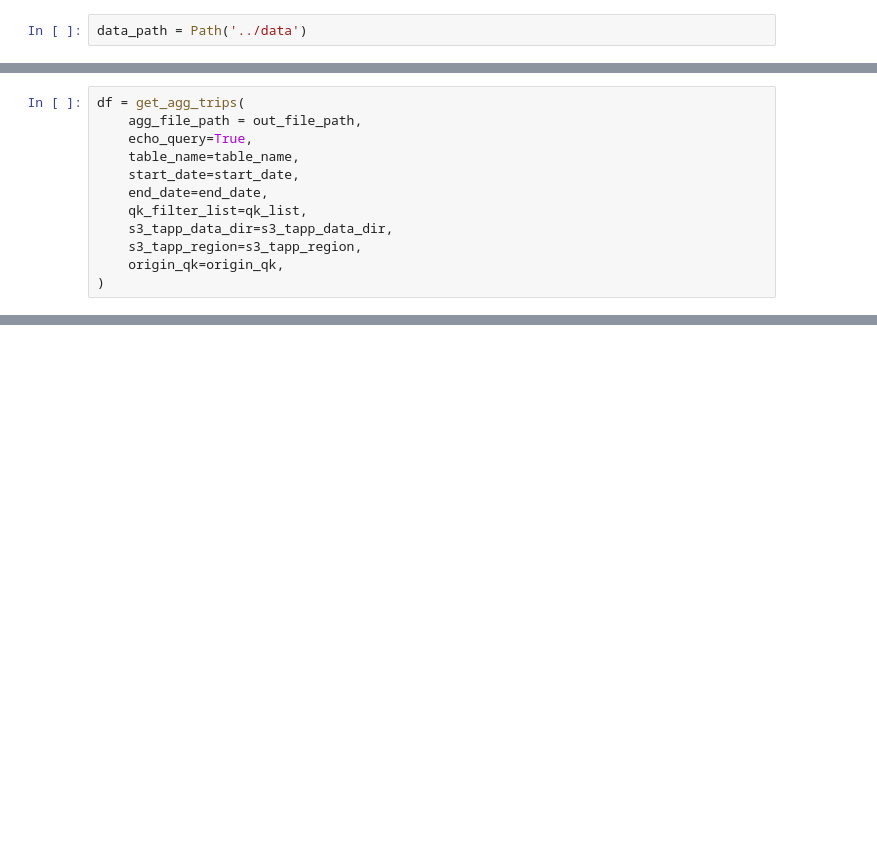
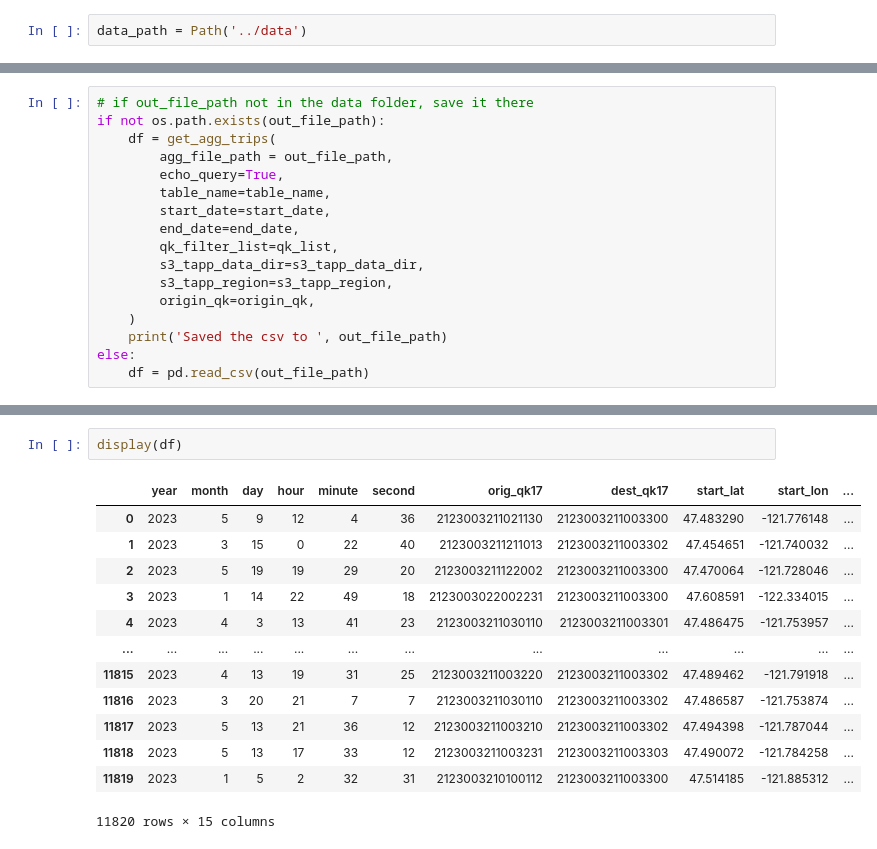
Before and after one commit to INRIX-Logan-Garwood/Parking-Location-vs-Occupancy, a Jupyter notebook: notebooks/data_extraction.ipynb, the cells around one changed output, grey strips where cells are left out. Cells and saved outputs as stored; diff of their text form; blank space fills up the shorter version.

Commit message:
data retrieval

```diff
--- a/notebooks/data_extraction.ipynb
+++ b/notebooks/data_extraction.ipynb
@@ -35,12 +48,17 @@ s3_tapp_region = 'NA'
 # %%
-df = get_agg_trips(
-    agg_file_path = out_file_path,
-    echo_query=True,
-    table_name=table_name,
-    start_date=start_date,
-    end_date=end_date,
-    qk_filter_list=qk_list,
-    s3_tapp_data_dir=s3_tapp_data_dir,
-    s3_tapp_region=s3_tapp_region,
-    origin_qk=origin_qk,
-)
+# if out_file_path not in the data folder, save it there
+if not os.path.exists(out_file_path):
+    df = get_agg_trips(
+        agg_file_path = out_file_path,
+        echo_query=True,
+        table_name=table_name,
+        start_date=start_date,
+        end_date=end_date,
+        qk_filter_list=qk_list,
+        s3_tapp_data_dir=s3_tapp_data_dir,
+        s3_tapp_region=s3_tapp_region,
+        origin_qk=origin_qk,
+    )
+    print('Saved the csv to ', out_file_path)
+else:
+    df = pd.read_csv(out_file_path)
@@ -75,0 +65,16 @@ df.head()
+# %%
+display(df)
+# %% [output]
+|  | year | month | day | hour | minute | second | orig_qk17 | dest_qk17 | start_lat | start_lon | ... |
+| 0 | 2023 | 5 | 9 | 12 | 4 | 36 | 2123003211021130 | 2123003211003300 | 47.483290 | -121.776148 | ... |
+| 1 | 2023 | 3 | 15 | 0 | 22 | 40 | 2123003211211013 | 2123003211003302 | 47.454651 | -121.740032 | ... |
+| 2 | 2023 | 5 | 19 | 19 | 29 | 20 | 2123003211122002 | 2123003211003300 | 47.470064 | -121.728046 | ... |
+| 3 | 2023 | 1 | 14 | 22 | 49 | 18 | 2123003022002231 | 2123003211003300 | 47.608591 | -122.334015 | ... |
+| 4 | 2023 | 4 | 3 | 13 | 41 | 23 | 2123003211030110 | 2123003211003301 | 47.486475 | -121.753957 | ... |
+| ... | ... | ... | ... | ... | ... | ... | ... | ... | ... | ... | ... |
+| 11815 | 2023 | 4 | 13 | 19 | 31 | 25 | 2123003211003220 | 2123003211003302 | 47.489462 | -121.791918 | ... |
+| 11816 | 2023 | 3 | 20 | 21 | 7 | 7 | 2123003211030110 | 2123003211003302 | 47.486587 | -121.753874 | ... |
+| 11817 | 2023 | 5 | 13 | 21 | 36 | 12 | 2123003211003210 | 2123003211003302 | 47.494398 | -121.787044 | ... |
+| 11818 | 2023 | 5 | 13 | 17 | 33 | 12 | 2123003211003231 | 2123003211003303 | 47.490072 | -121.784258 | ... |
+| 11819 | 2023 | 1 | 5 | 2 | 32 | 31 | 2123003210100112 | 2123003211003300 | 47.514185 | -121.885312 | ... |
+11820 rows × 15 columns
```
Also changed, not shown: parts of 14 cells of this notebook, 3 other files.
